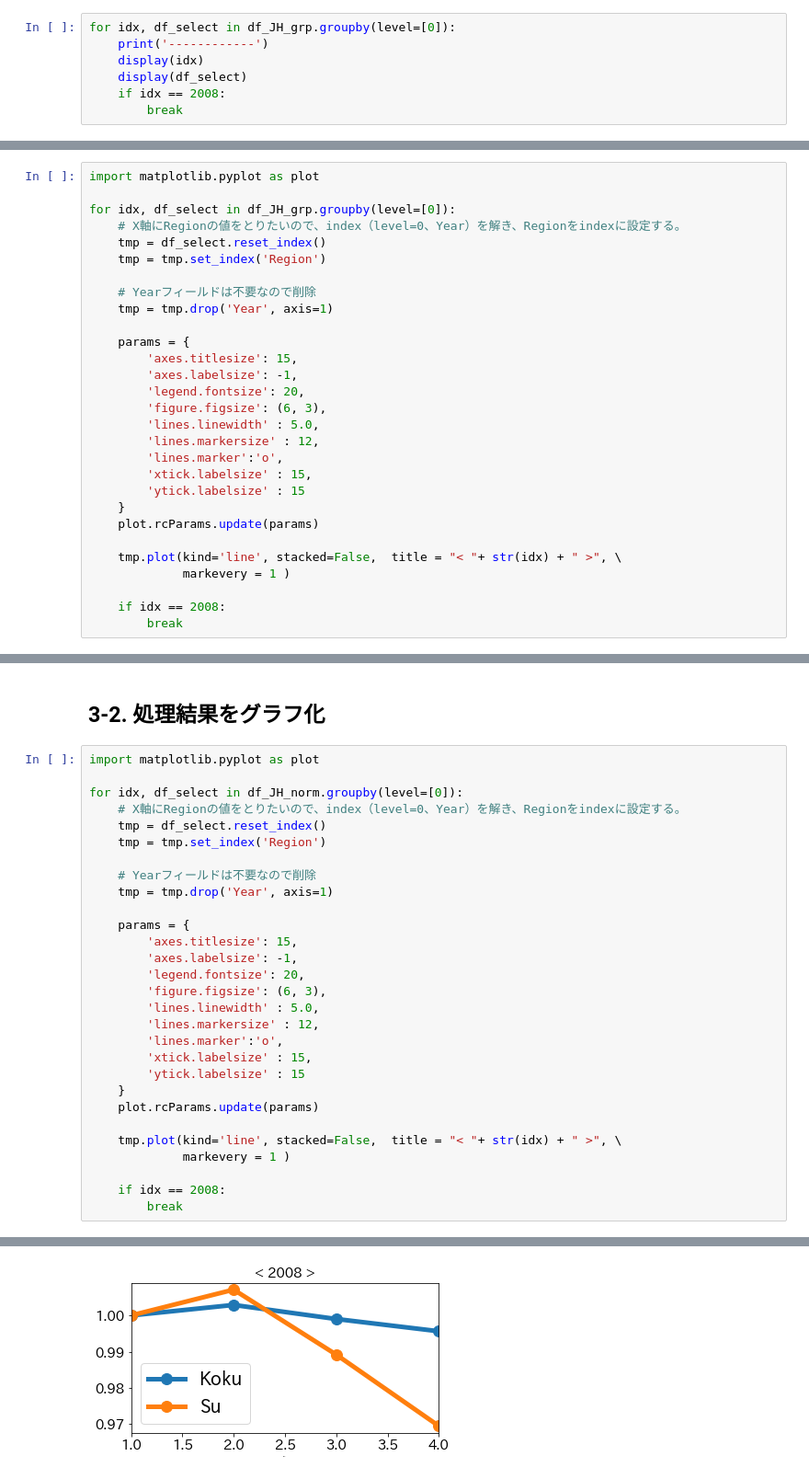
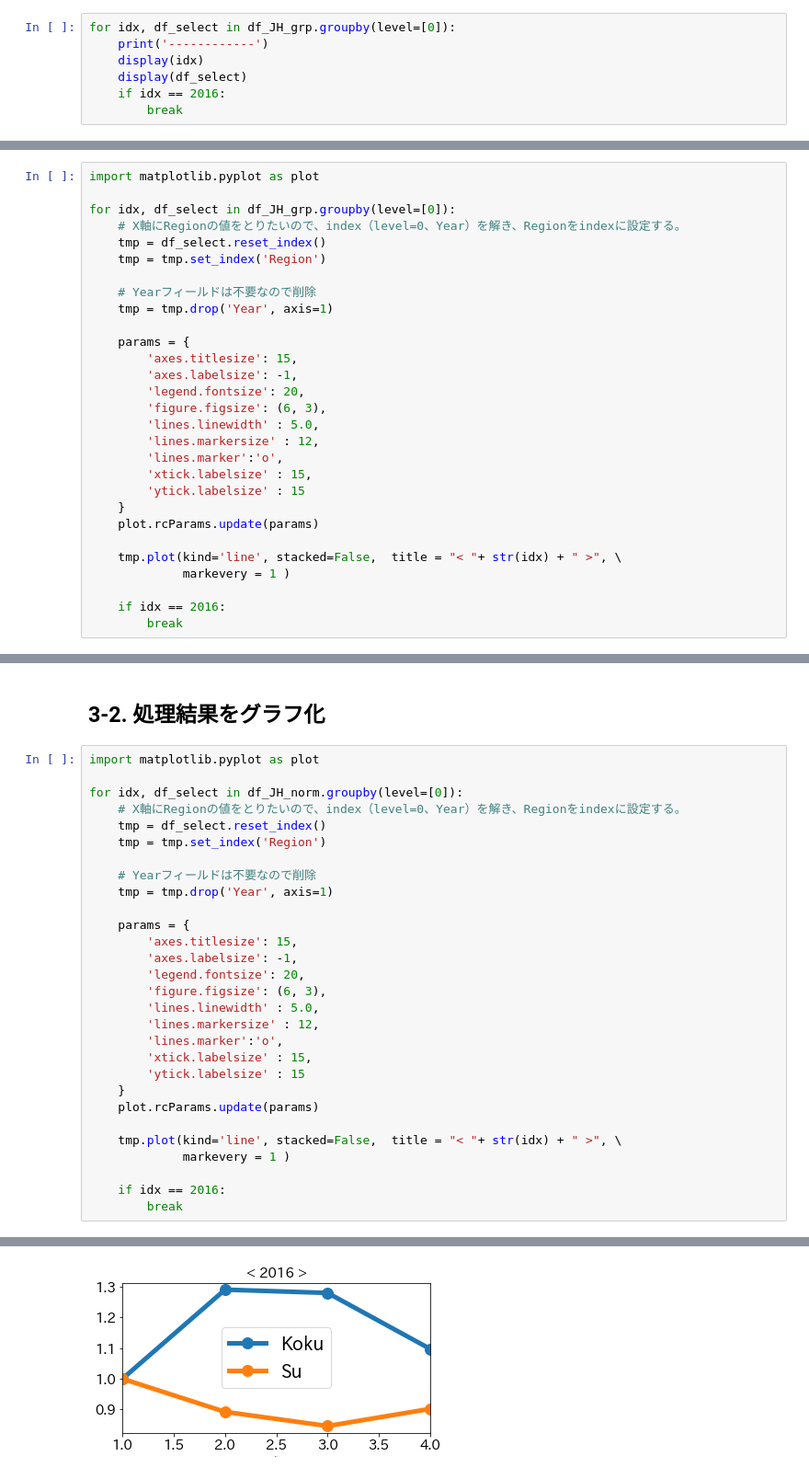
Before and after one commit to okagen/study_DataFrame, a Jupyter notebook: study03-3_DataFrame.ipynb, the cells around one changed output, grey strips where cells are left out. Shown at 92% size. Saved outputs shown, nothing was run; the diff lists cells and outputs as text.

```diff
--- a/study03-3_DataFrame.ipynb
+++ b/study03-3_DataFrame.ipynb
@@ -50,7 +50,7 @@ for idx, df_select in df_JH_grp.groupby(level=[0]):
     print('------------')
     display(idx)
     display(df_select)
-    if idx == 2008:
+    if idx == 2016:
         break
 # %% [output]
 ------------
@@ -98,6 +98,6 @@ for idx, df_select in df_JH_grp.groupby(level=[0]):
     tmp.plot(kind='line', stacked=False,  title = "< "+ str(idx) + " >", \
              markevery = 1 )
 
-    if idx == 2008:
+    if idx == 2016:
         break
 # %% [output]
@@ -174,6 +174,6 @@ for idx, df_select in df_JH_norm.groupby(level=[0]):
     tmp.plot(kind='line', stacked=False,  title = "< "+ str(idx) + " >", \
              markevery = 1 )
 
-    if idx == 2008:
+    if idx == 2016:
         break
 # %% [output]
@@ -181 +181 @@ for idx, df_select in df_JH_norm.groupby(level=[0]):
-[figure, old version]
+[figure, new version]
```
Also changed, not shown: parts of 6 cells of this notebook, 1 other file.
